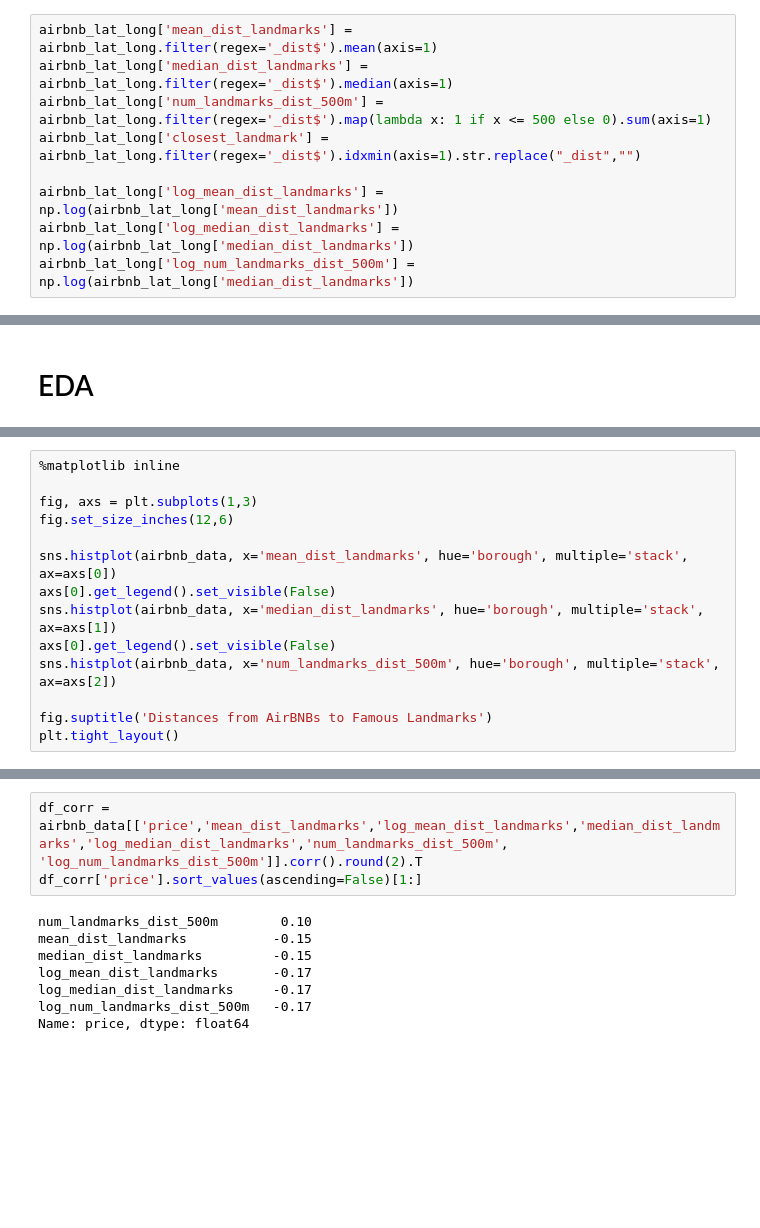
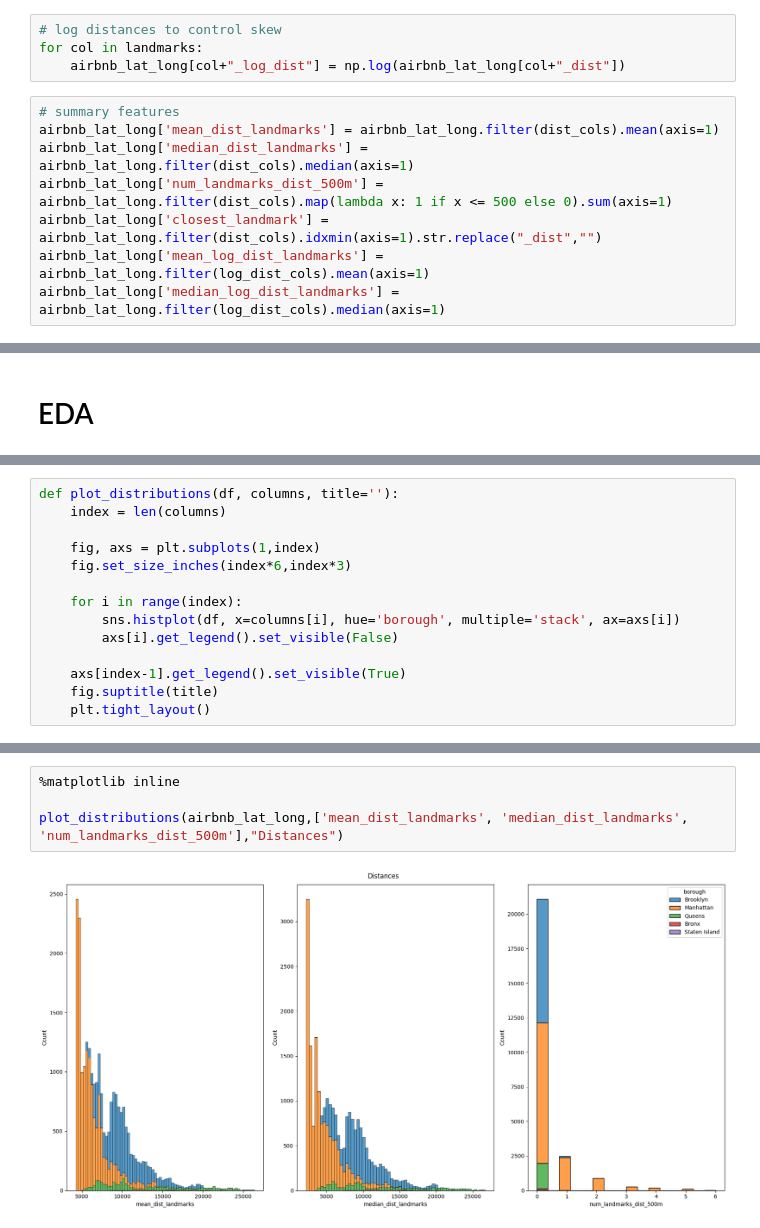
Before and after one commit to kmazurczyk/AirBnB-Price-Predictor, a Jupyter notebook: Downloads/airbnb_pricepredictor-main/Downloads/AirBnB-Price-Predictor-main/AirBnB-Price-Predictor/notebooks/landmark_feat_eng.ipynb, the cells around one changed output, grey strips where cells are left out. Drawn from its saved outputs; the diff is of its cells as text; blank space fills up the shorter version.

```diff
--- a/Downloads/airbnb_pricepredictor-main/Downloads/AirBnB-Price-Predictor-main/AirBnB-Price-Predictor/notebooks/landmark_feat_eng.ipynb
+++ b/Downloads/airbnb_pricepredictor-main/Downloads/AirBnB-Price-Predictor-main/AirBnB-Price-Predictor/notebooks/landmark_feat_eng.ipynb
@@ -85,9 +87,12 @@ ValueError: No axis named 1 for object type Series
+# %%
+# log distances to control skew
+for col in landmarks:
+    airbnb_lat_long[col+"_log_dist"] = np.log(airbnb_lat_long[col+"_dist"])
 # %%
-airbnb_lat_long['mean_dist_landmarks'] = airbnb_lat_long.filter(regex='_dist$').mean(axis=1)
-airbnb_lat_long['median_dist_landmarks'] = airbnb_lat_long.filter(regex='_dist$').median(axis=1)
-airbnb_lat_long['num_landmarks_dist_500m'] = airbnb_lat_long.filter(regex='_dist$').map(lambda x: 1 if x <= 500 else 0).sum(axis=1)
-airbnb_lat_long['closest_landmark'] = airbnb_lat_long.filter(regex='_dist$').idxmin(axis=1).str.replace("_dist","")
-
-airbnb_lat_long['log_mean_dist_landmarks'] = np.log(airbnb_lat_long['mean_dist_landmarks'])
-airbnb_lat_long['log_median_dist_landmarks'] = np.log(airbnb_lat_long['median_dist_landmarks'])
-airbnb_lat_long['log_num_landmarks_dist_500m'] = np.log(airbnb_lat_long['median_dist_landmarks'])
+# summary features
+airbnb_lat_long['mean_dist_landmarks'] = airbnb_lat_long.filter(dist_cols).mean(axis=1)
+airbnb_lat_long['median_dist_landmarks'] = airbnb_lat_long.filter(dist_cols).median(axis=1)
+airbnb_lat_long['num_landmarks_dist_500m'] = airbnb_lat_long.filter(dist_cols).map(lambda x: 1 if x <= 500 else 0).sum(axis=1)
+airbnb_lat_long['closest_landmark'] = airbnb_lat_long.filter(dist_cols).idxmin(axis=1).str.replace("_dist","")
+airbnb_lat_long['mean_log_dist_landmarks'] = airbnb_lat_long.filter(log_dist_cols).mean(axis=1)
+airbnb_lat_long['median_log_dist_landmarks'] = airbnb_lat_long.filter(log_dist_cols).median(axis=1)
@@ -123,14 +121,14 @@ airbnb_data.to_csv(path + 'airbnb_cleansed_sample_with_landmark_features.csv')
 # %%
-%matplotlib inline
+def plot_distributions(df, columns, title=''):
+    index = len(columns)
 
-fig, axs = plt.subplots(1,3)
-fig.set_size_inches(12,6)
+    fig, axs = plt.subplots(1,index)
+    fig.set_size_inches(index*6,index*3)
 
-sns.histplot(airbnb_data, x='mean_dist_landmarks', hue='borough', multiple='stack', ax=axs[0])
-axs[0].get_legend().set_visible(False)
-sns.histplot(airbnb_data, x='median_dist_landmarks', hue='borough', multiple='stack', ax=axs[1])
-axs[0].get_legend().set_visible(False)
-sns.histplot(airbnb_data, x='num_landmarks_dist_500m', hue='borough', multiple='stack', ax=axs[2])
+    for i in range(index):
+        sns.histplot(df, x=columns[i], hue='borough', multiple='stack', ax=axs[i])
+        axs[i].get_legend().set_visible(False)
 
-fig.suptitle('Distances from AirBNBs to Famous Landmarks')
-plt.tight_layout()
+    axs[index-1].get_legend().set_visible(True)
+    fig.suptitle(title)
+    plt.tight_layout()
@@ -155,11 +135,6 @@ plt.tight_layout()
-# %%
-df_corr = airbnb_data[['price','mean_dist_landmarks','log_mean_dist_landmarks','median_dist_landmarks','log_median_dist_landmarks','num_landmarks_dist_500m', 'log_num_landmarks_dist_500m']].corr().round(2).T
-df_corr['price'].sort_values(ascending=False)[1:]
-# %% [output]
-num_landmarks_dist_500m        0.10
-mean_dist_landmarks           -0.15
-median_dist_landmarks         -0.15
-log_mean_dist_landmarks       -0.17
-log_median_dist_landmarks     -0.17
-log_num_landmarks_dist_500m   -0.17
-Name: price, dtype: float64
+# %%
+%matplotlib inline
+
+plot_distributions(airbnb_lat_long,['mean_dist_landmarks', 'median_dist_landmarks', 'num_landmarks_dist_500m'],"Distances")
+# %% [output]
+[figure, added]
```
Also changed, not shown: parts of 14 cells of this notebook, 2 other files.
